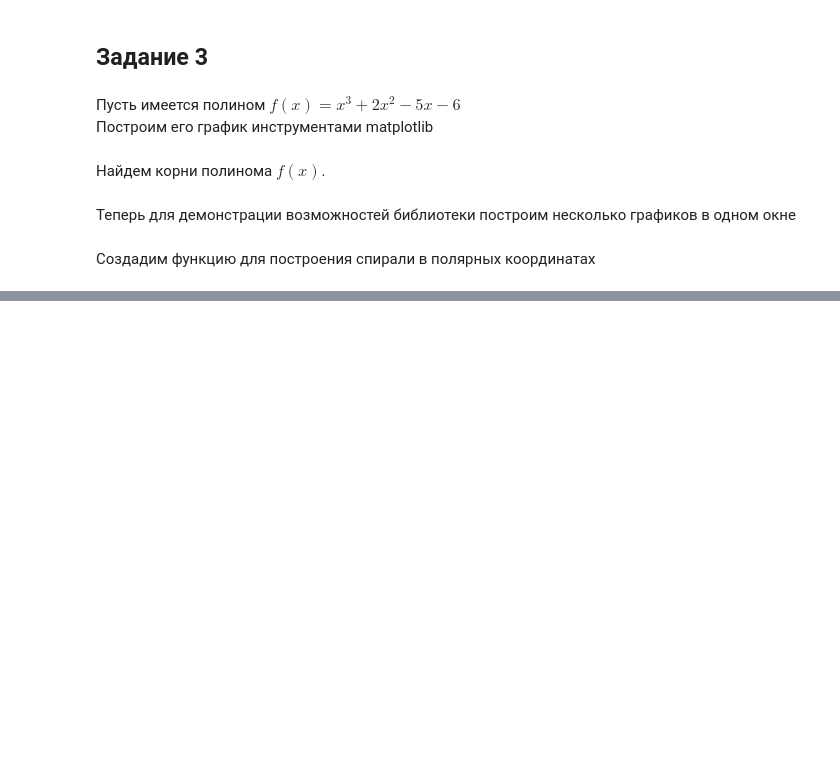
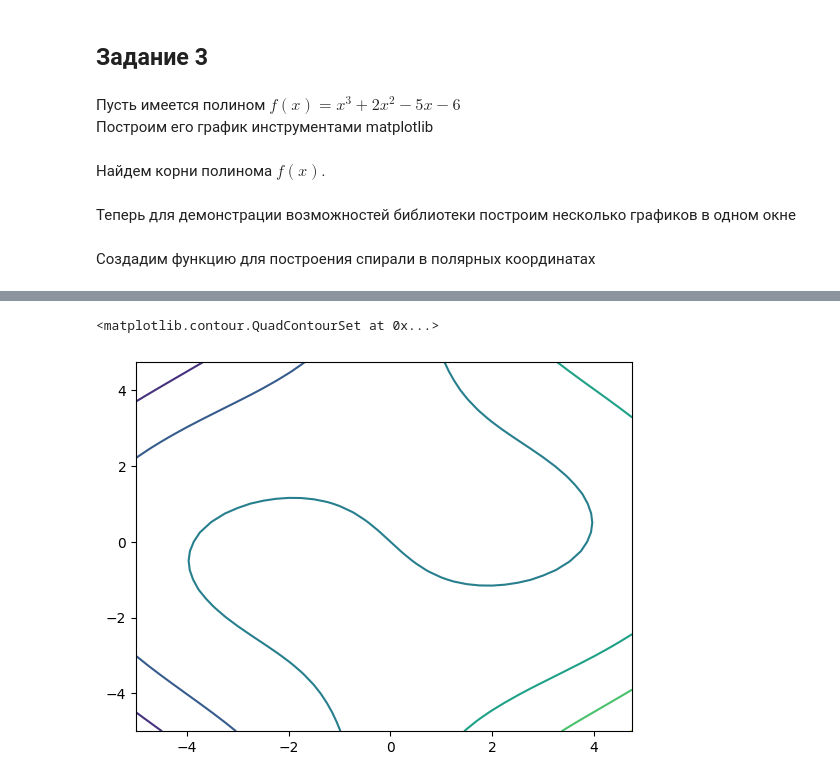
Before and after one commit to Sp1r14ual/nstu-python-practice, a Jupyter notebook: Lab 2.ipynb, the cells around one changed output, grey strips where cells are left out. Cells and saved outputs as stored; diff of their text form; code cells hidden in the pictures; blank space fills up the shorter version.

```diff
--- a/Lab 2.ipynb
+++ b/Lab 2.ipynb
@@ -132,0 +133,7 @@ interactive(children=(IntSlider(value=1180, description='theta', max=2000, min=3
+# %%
+fig, ax = plt.subplots()
+
+ax.contour(X, Y, Z)
+# %% [output]
+<matplotlib.contour.QuadContourSet at 0x...>
+[figure, added]
```
Also changed, not shown: parts of 11 cells of this notebook.
